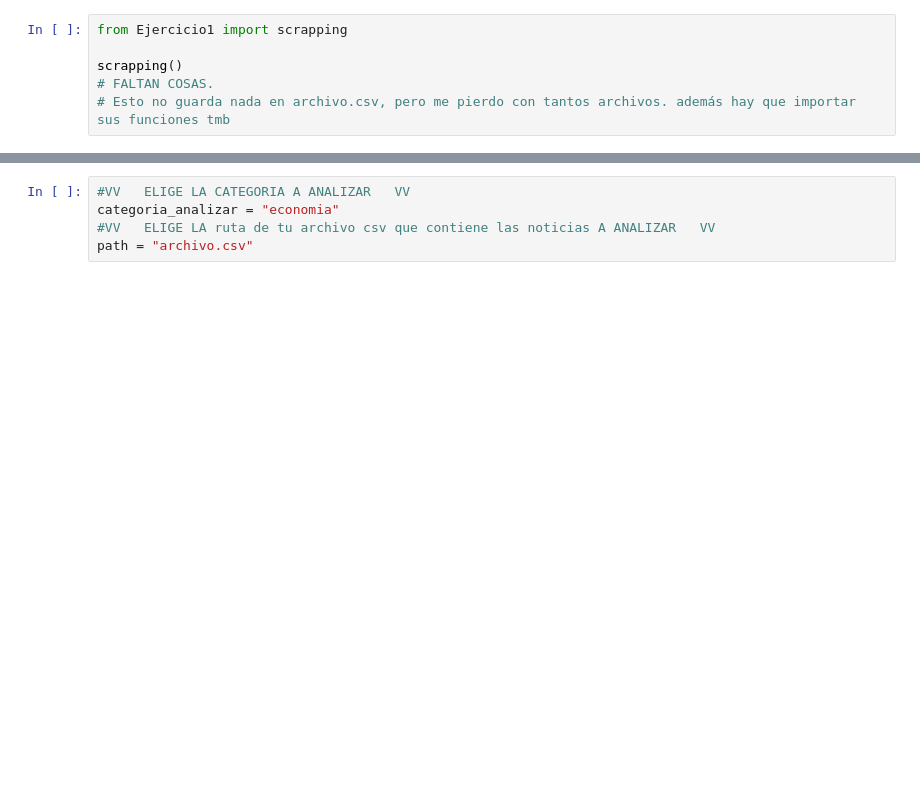
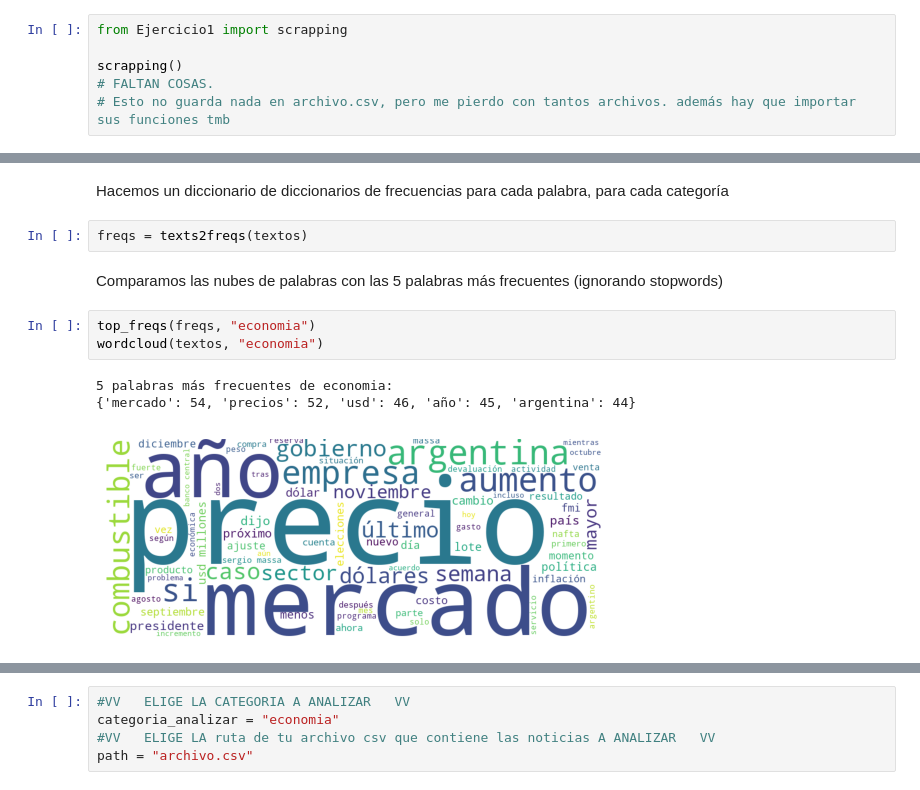
Before and after one commit to GuidoLorenzetti/TUIA-NLP-TP, a Jupyter notebook: Informe.ipynb, the cells around one changed output, grey strips where cells are left out. Cells and saved outputs as stored; diff of their text form; blank space fills up the shorter version.

```diff
--- a/Informe.ipynb
+++ b/Informe.ipynb
@@ -121,0 +114,13 @@ Ejercicio 4
+# %% [markdown]
+Hacemos un diccionario de diccionarios de frecuencias para cada palabra, para cada categoría
+# %%
+freqs = texts2freqs(textos)
+# %% [markdown]
+Comparamos las nubes de palabras con las 5 palabras más frecuentes (ignorando stopwords)
+# %%
+top_freqs(freqs, "economia")
+wordcloud(textos, "economia")
+# %% [output]
+5 palabras más frecuentes de economia:
+{'mercado': 54, 'precios': 52, 'usd': 46, 'año': 45, 'argentina': 44}
+[figure, added]
```
Also changed, not shown: parts of 35 cells of this notebook, 4 other files.
